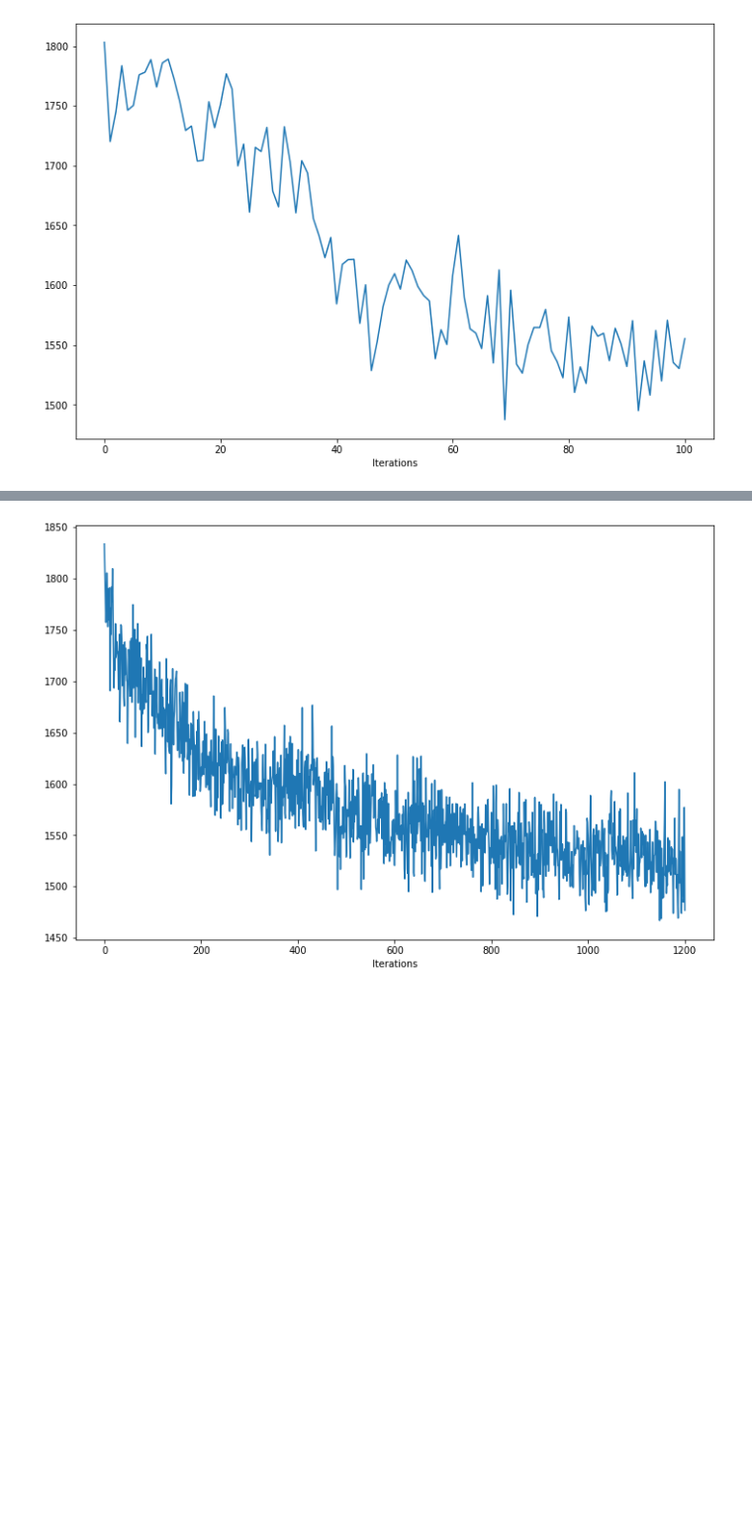
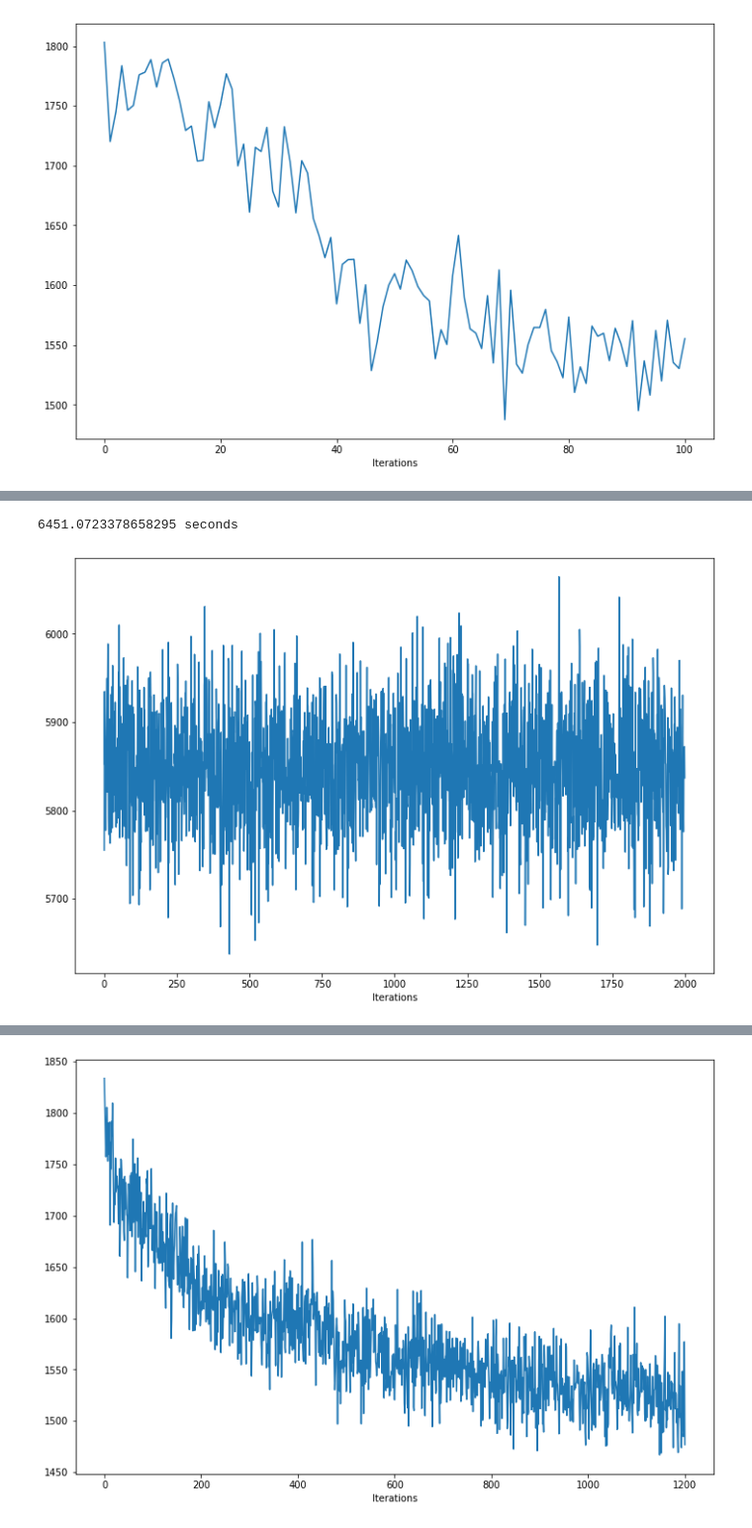
Before and after one commit to taylorhawks/globo-nonlinear-latent-factorization, a Jupyter notebook: Notebook.ipynb, the cells around one changed output, grey strips where cells are left out. Shown at 99% size. Cells and saved outputs as stored; diff of their text form; code cells hidden in the pictures; blank space fills up the shorter version.

```diff
--- a/Notebook.ipynb
+++ b/Notebook.ipynb
@@ -651,0 +691,18 @@ nm.gradient_descent_nonlinear(
+# %%
+#this is WITH the regular kmeans shit
+nm = NonlinearModel(df_sample,embeddings,size=8, embeddings_size=250, T=3)
+start = time()
+nm.gradient_descent_nonlinear(
+    test=True,
+    alpha=0.001,
+    max_iterations=2000,
+    batch_size=64,
+    test_size=256,
+    hinge_param = -1,
+    readj_interval=200,
+    gd_algorithm=lambda x: x
+)
+print(time() - start, 'seconds')
+# %% [output]
+6451.0723378658295 seconds
+[figure, added]
```
Also changed, not shown: parts of 28 cells of this notebook.
